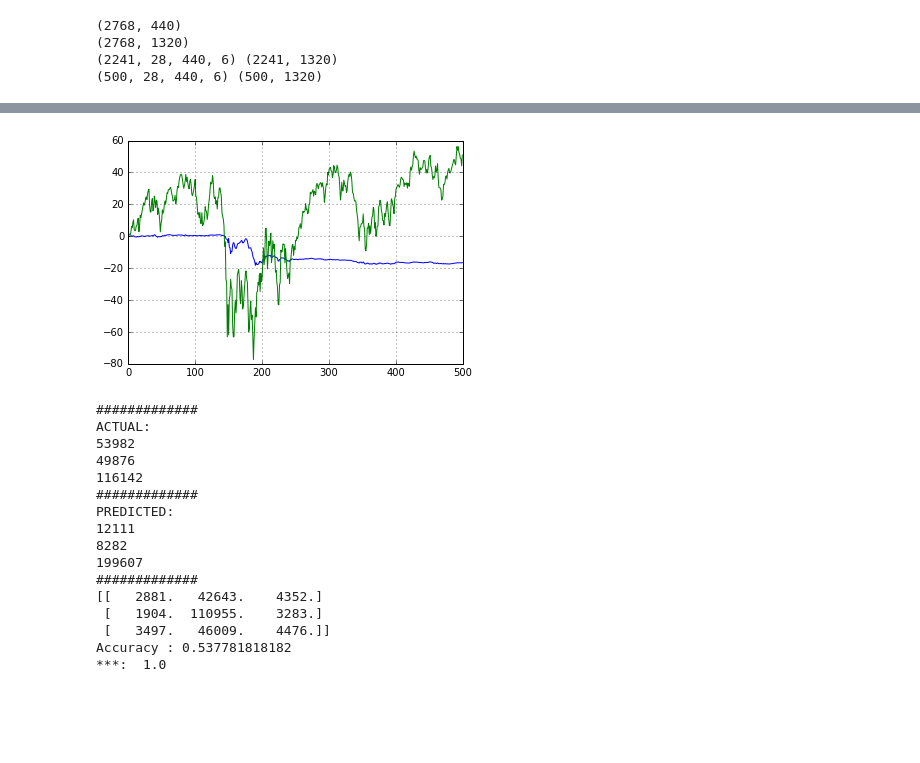
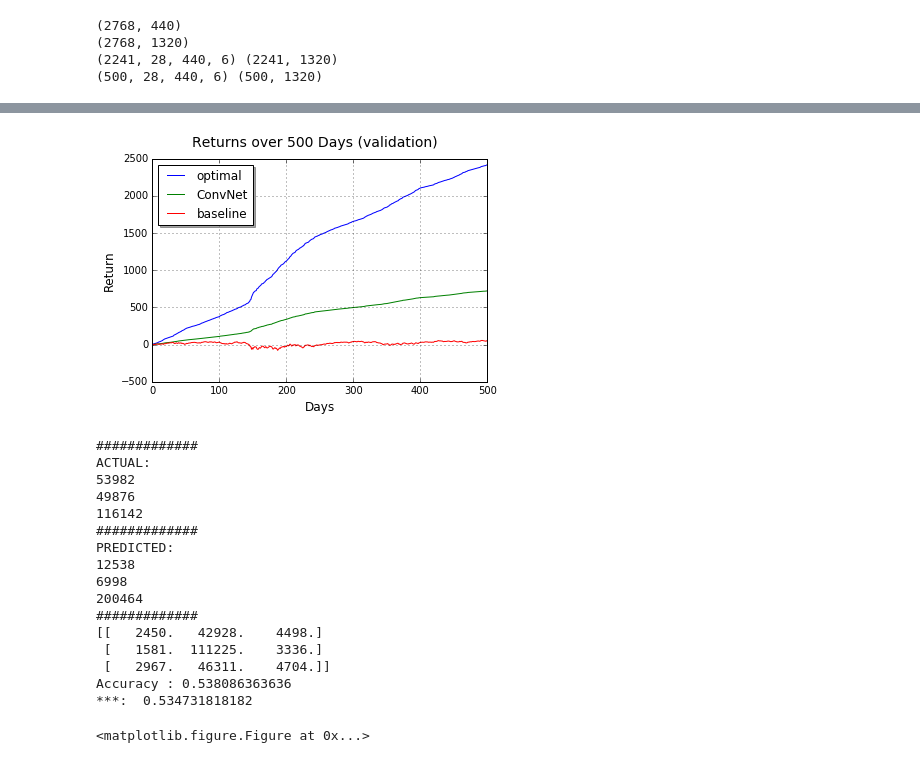
Before and after one commit to ezzeldinadel/cnn-snp, a Jupyter notebook: main.ipynb, the cells around one changed output, grey strips where cells are left out. Saved outputs shown, nothing was run; the diff lists cells and outputs as text; code cells hidden in the pictures; blank space fills up the shorter version.

Commit message:
clean up and fixed prediction graph

```diff
--- a/main.ipynb
+++ b/main.ipynb
@@ -155,9 +136,9 @@ model.load_weights('weights-best-extraconv.h5')
 tensorboard = keras.callbacks.TensorBoard(log_dir='./logs/3_sigmoid_extraconv_extrarun')
 reduce_lr = keras.callbacks.ReduceLROnPlateau(monitor='val_loss', factor=0.5, patience=5, min_lr=0.0001)
 
-model.fit(X_train, y_train,
-          batch_size=batch_size,
-          epochs=epochs,
-          verbose=1,
-          validation_data=(X_test, y_test),
-          callbacks=[tensorboard, reduce_lr])
+# model.fit(X_train, y_train,
+#           batch_size=batch_size,
+#           epochs=epochs,
+#           verbose=1,
+#           validation_data=(X_test, y_test),
+#           callbacks=[tensorboard, reduce_lr])
@@ -191,39 +153,25 @@ Test accuracy: 0.715622706413
 # %%
 predictions = model.predict(X_test)
 
-# np.set_printoptions(threshold='nan')
-
-# print predictions.reshape(500, 440, 3)
-
-def decision2(x):
-    margin = 0.01
-    labels = np.zeros(x.shape)
-    labels[np.where(x >= np.log(1 + margin))] = 1
-    labels[np.where(x <= np.log(1 - margin))] = -1
-    # 0 -> buy
-    # 1 -> sell
-    # 2 -> do nothing
-    return labels
-
-actions_best = decision2(TargetDF[-test_size:])
-
 actions_actual = np.argmax(y_test.reshape(500, 440, 3), axis=-1) - 1
 
-# t = np.argmax(y_test.reshape(500, 440, 3), axis=-1) - 1 - actions_best
-# print t[2]
-
 actions_predicted = np.argmax(predictions.reshape(500, 440, 3), axis=-1) - 1
-
-# actions_predicted = np.random.shuffle(actions_predicted)
 
 x_axis = np.arange(len(y_test))
 
 fig, ax = plt.subplots()
+fig.suptitle('Returns over 500 Days (validation)', fontsize=14)
 
-# ax.plot(x_axis, (actions_best * TargetDF[-test_size:]).sum(1).cumsum())
-# ax.plot(x_axis, (actions_actual * TargetDF[-test_size:]).sum(1).cumsum())
-ax.plot(x_axis, (actions_predicted * TargetDF[-test_size:]).sum(1).cumsum())
-ax.plot(x_axis, (1 * TargetDF[-test_size:]).sum(1).cumsum())
+line0 = ax.plot(x_axis, (actions_actual * TargetDF[-test_size:]).sum(1).cumsum(), label="optimal")
+# ax.plot(x_axis, (actions_predicted * TargetDF[-test_size:]).sum(1).cumsum())
+
+line1 = ax.plot(x_axis, (actions_predicted * TargetDF[-test_size:]).sum(1).cumsum(), label="ConvNet")
+line2 = ax.plot(x_axis, (1 * TargetDF[-test_size:]).sum(1).cumsum(), label="baseline")
+
+ax.legend(loc='upper left', shadow=True)
+
+plt.xlabel('Days', fontsize=12)
+plt.ylabel('Return', fontsize=12)
 
 # print normalize(predictions)
 # ax.set_ylim(ymin=-500, ymax=2500)
@@ -234,39 +182,40 @@ ax.set_xlim(xmin=0, xmax=500)
 
 plt.grid()
 plt.show()
+plt.savefig('graph1.png')
 
 print '#############'
 print 'ACTUAL:'
 print len(np.where(actions_actual == 1)[1])
 print len(np.where(actions_actual == -1)[1])
 print len(np.where(actions_actual == 0)[1])
 
 print '#############'
 
 print 'PREDICTED:'
 print len(np.where(actions_predicted == 1)[1])
 print len(np.where(actions_predicted == -1)[1])
 print len(np.where(actions_predicted == 0)[1])
 print '#############'
 
 confusion_matrix = np.ndarray((3, 3))
 confusion_matrix[0][0] = len(np.where(actions_predicted[np.where(actions_actual == -1)] == -1)[0])
 confusion_matrix[0][1] = len(np.where(actions_predicted[np.where(actions_actual == -1)] == 0)[0])
 confusion_matrix[0][2] = len(np.where(actions_predicted[np.where(actions_actual == -1)] == 1)[0])
 confusion_matrix[1][0] = len(np.where(actions_predicted[np.where(actions_actual == 0)] == -1)[0])
 confusion_matrix[1][1] = len(np.where(actions_predicted[np.where(actions_actual == 0)] == 0)[0])
 confusion_matrix[1][2] = len(np.where(actions_predicted[np.where(actions_actual == 0)] == 1)[0])
 confusion_matrix[2][0] = len(np.where(actions_predicted[np.where(actions_actual == 1)] == -1)[0])
 confusion_matrix[2][1] = len(np.where(actions_predicted[np.where(actions_actual == 1)] == 0)[0])
 confusion_matrix[2][2] = len(np.where(actions_predicted[np.where(actions_actual == 1)] == 1)[0])
 
 print confusion_matrix
 
 print 'Accuracy :', np.sum(confusion_matrix.diagonal()) / float(np.sum(confusion_matrix))
 
-print '***: ', np.sum(actions_best == actions_actual) / float(actions_actual.shape[0] * actions_actual.shape[1])
+print '***: ', np.sum(real == actions_actual) / float(actions_actual.shape[0] * actions_actual.shape[1])
 # %% [output]
-[figure, old version]
+[figure, new version]
 #############
 ACTUAL:
 53982
@@ -274,12 +223,13 @@ ACTUAL:
 116142
 #############
 PREDICTED:
-12111
-8282
-199607
+12538
+6998
+200464
 #############
-[[   2881.   42643.    4352.]
- [   1904.  110955.    3283.]
- [   3497.   46009.    4476.]]
-Accuracy : 0.537781818182
-***:  1.0
+[[   2450.   42928.    4498.]
+ [   1581.  111225.    3336.]
+ [   2967.   46311.    4704.]]
+Accuracy : 0.538086363636
+***:  0.534731818182
+<matplotlib.figure.Figure at 0x...>
```
Also changed, not shown: parts of 8 cells of this notebook, 1 other file.
